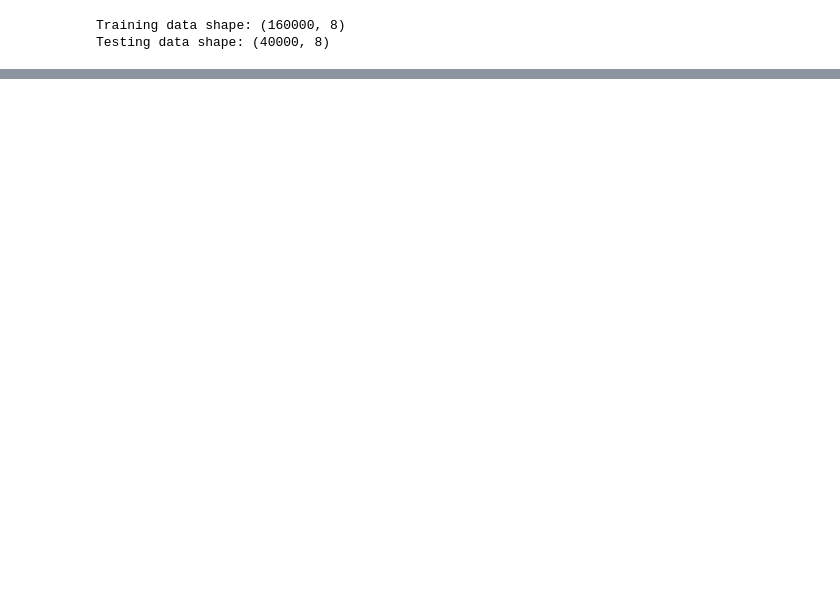
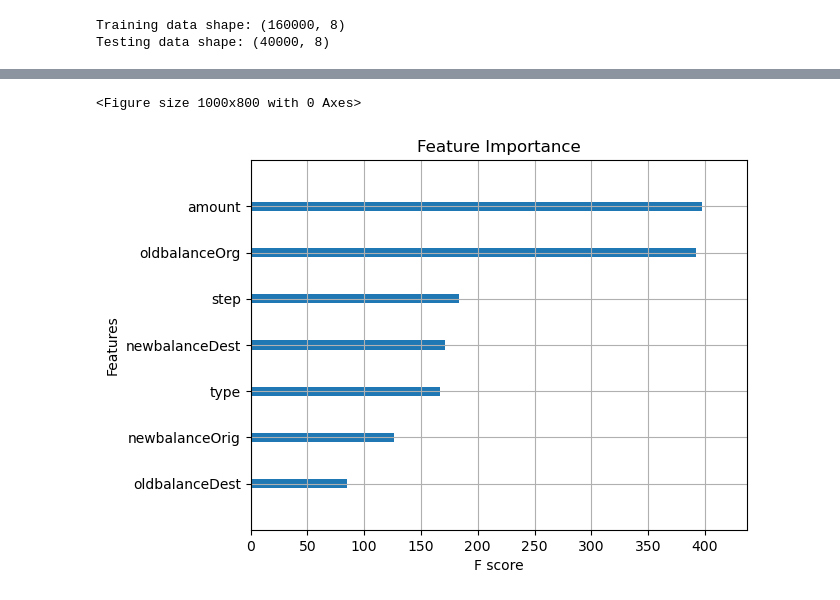
Before and after one commit to idrissi17/Detection-de-Fraude-pour-les-transactions-bancaires-l-aide-d-un-Classificateur-XGBoost, a Jupyter notebook: main2.ipynb, the cells around one changed output, grey strips where cells are left out. Saved outputs shown, nothing was run; the diff lists cells and outputs as text; code cells hidden in the pictures; blank space fills up the shorter version.

```diff
--- a/main2.ipynb
+++ b/main2.ipynb
@@ -142,3 +148,10 @@ ROC-AUC Score: 0.9991882559974484
+# %%
+plt.figure(figsize=(10, 8))
+plot_importance(model, importance_type='weight', title="Feature Importance", show_values=False)
+plt.show()
+# %% [output]
+<Figure size 1000x800 with 0 Axes>
+[figure, added]
 # %%
 # Extract evaluation results
 results = model.evals_result()
```
Also changed, not shown: parts of 13 cells of this notebook, 1 other file.
